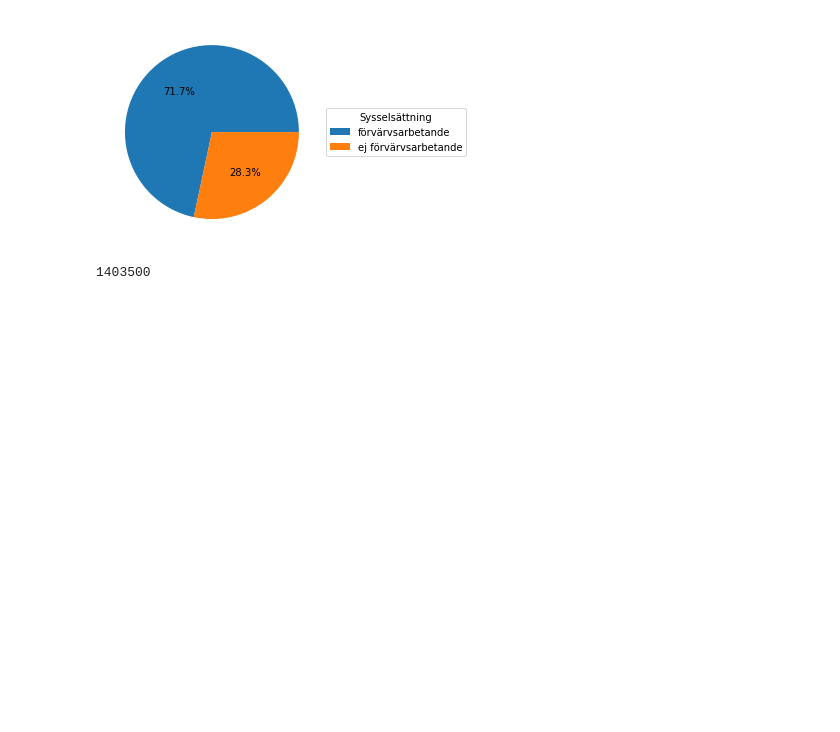
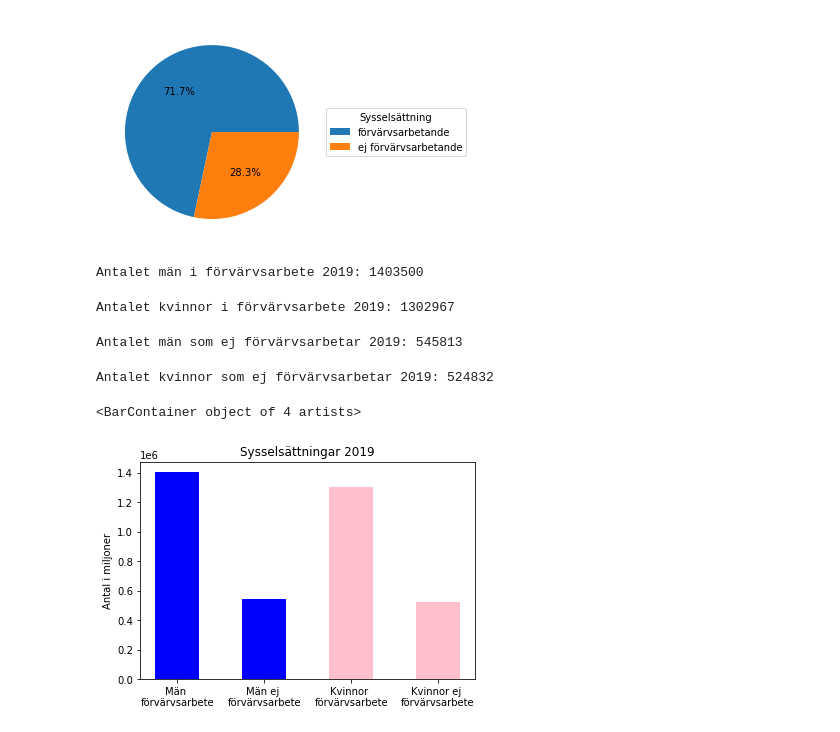
Before and after one commit to VikingHesse/mer_programmering, a Jupyter notebook: dataanalys/panda.ipynb, the cells around one changed output. Saved outputs shown, nothing was run; the diff lists cells and outputs as text; code cells hidden in the pictures; blank space fills up the shorter version.

```diff
--- a/dataanalys/panda.ipynb
+++ b/dataanalys/panda.ipynb
@@ -86,6 +86,7 @@ pie_chart()
 # %% [output]
 [figure]
 # %%
+#2a
 import pandas as pd
 df = pd.read_csv("sysselsattning.csv", encoding="ISO-8859-1", header=1)
 
@@ -93,6 +94,76 @@ ef = df[df["sysselsättning"] == "förvärvsarbetande"]
 
 summa = ef[ef["kön"] == "män"]["2019"].sum()
 
-print(summa)
+print(f"Antalet män i förvärvsarbete 2019: {summa}")
 # %% [output]
-1403500
+Antalet män i förvärvsarbete 2019: 1403500
+# %%
+#2b
+import pandas as pd
+df = pd.read_csv("sysselsattning.csv", encoding="ISO-8859-1", header=1)
+
+ef = df[df["sysselsättning"] == "förvärvsarbetande"]
+
+summa = ef[ef["kön"] == "kvinnor"]["2019"].sum()
+
+print(f"Antalet kvinnor i förvärvsarbete 2019: {summa}")
+# %% [output]
+Antalet kvinnor i förvärvsarbete 2019: 1302967
+# %%
+#2c
+import pandas as pd
+df = pd.read_csv("sysselsattning.csv", encoding="ISO-8859-1", header=1)
+
+ef = df[df["sysselsättning"] == "ej förvärvsarbetande"]
+
+summa = ef[ef["kön"] == "män"]["2019"].sum()
+
+print(f"Antalet män som ej förvärvsarbetar 2019: {summa}")
+# %% [output]
+Antalet män som ej förvärvsarbetar 2019: 545813
+# %%
+#2d
+import pandas as pd
+df = pd.read_csv("sysselsattning.csv", encoding="ISO-8859-1", header=1)
+
+ef = df[df["sysselsättning"] == "ej förvärvsarbetande"]
+
+summa = ef[ef["kön"] == "kvinnor"]["2019"].sum()
+
+print(f"Antalet kvinnor som ej förvärvsarbetar 2019: {summa}")
+# %% [output]
+Antalet kvinnor som ej förvärvsarbetar 2019: 524832
+# %%
+#2e
+import pandas as pd
+import matplotlib.pyplot as plt
+import numpy as np
+
+df = pd.read_csv("sysselsattning.csv", encoding="ISO-8859-1", header=1)
+
+#Män i förvärvsarbete
+ef = df[df["sysselsättning"] == "förvärvsarbetande"]
+män_i_förvärvsarbete = ef[ef["kön"] == "män"]["2019"].sum()
+
+#Kvinnor i förvärvsarbete
+kvinnor_i_förvärvsarbete = ef[ef["kön"] == "kvinnor"]["2019"].sum()
+
+#Män i ej förvärvsarbete
+ef = df[df["sysselsättning"] == "ej förvärvsarbetande"]
+män_i_ej_förvärvsarbete = ef[ef["kön"] == "män"]["2019"].sum()
+
+#Kvinnor i ej förvärvsarbete
+kvinnor_i_ej_förvärvsarbete = ef[ef["kön"] == "kvinnor"]["2019"].sum()
+
+label = ["Män \nförvärvsarbete", "Män ej \nförvärvsarbete", "Kvinnor \nförvärvsarbete", "Kvinnor ej \nförvärvsarbete"]
+värden = [män_i_förvärvsarbete, män_i_ej_förvärvsarbete, kvinnor_i_förvärvsarbete, kvinnor_i_ej_förvärvsarbete]
+xpos = np.arange(len(label))
+color = ["blue", "blue", "pink", "pink"]
+
+plt.title("Sysselsättningar 2019")
+plt.ylabel("Antal i miljoner")
+plt.xticks(ypos, label)
+plt.bar(xpos, värden, width=0.5, label="Arbete", color=color)
+# %% [output]
+<BarContainer object of 4 artists>
+[figure, added]
```
Also changed, not shown: parts of 1 cell of this notebook.
